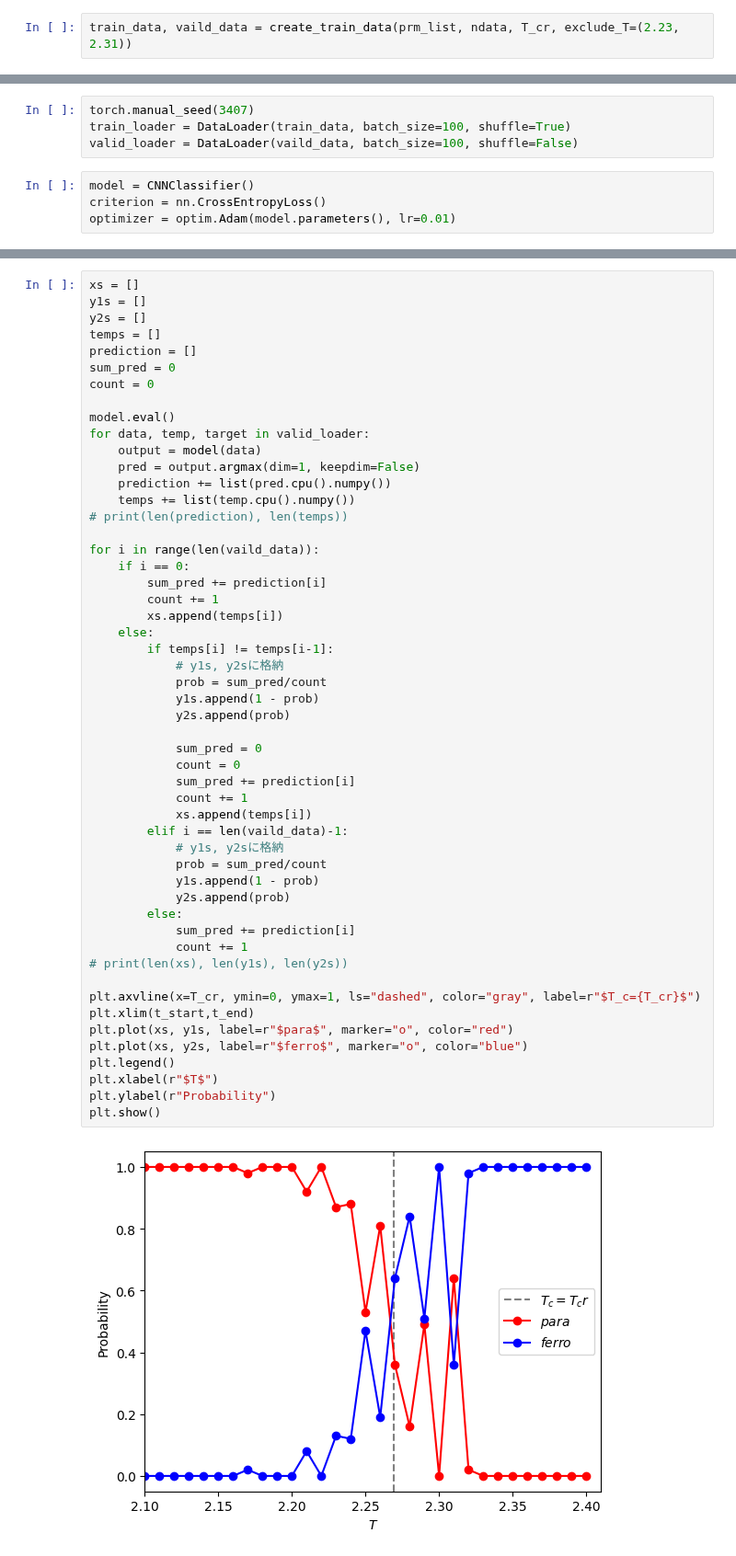
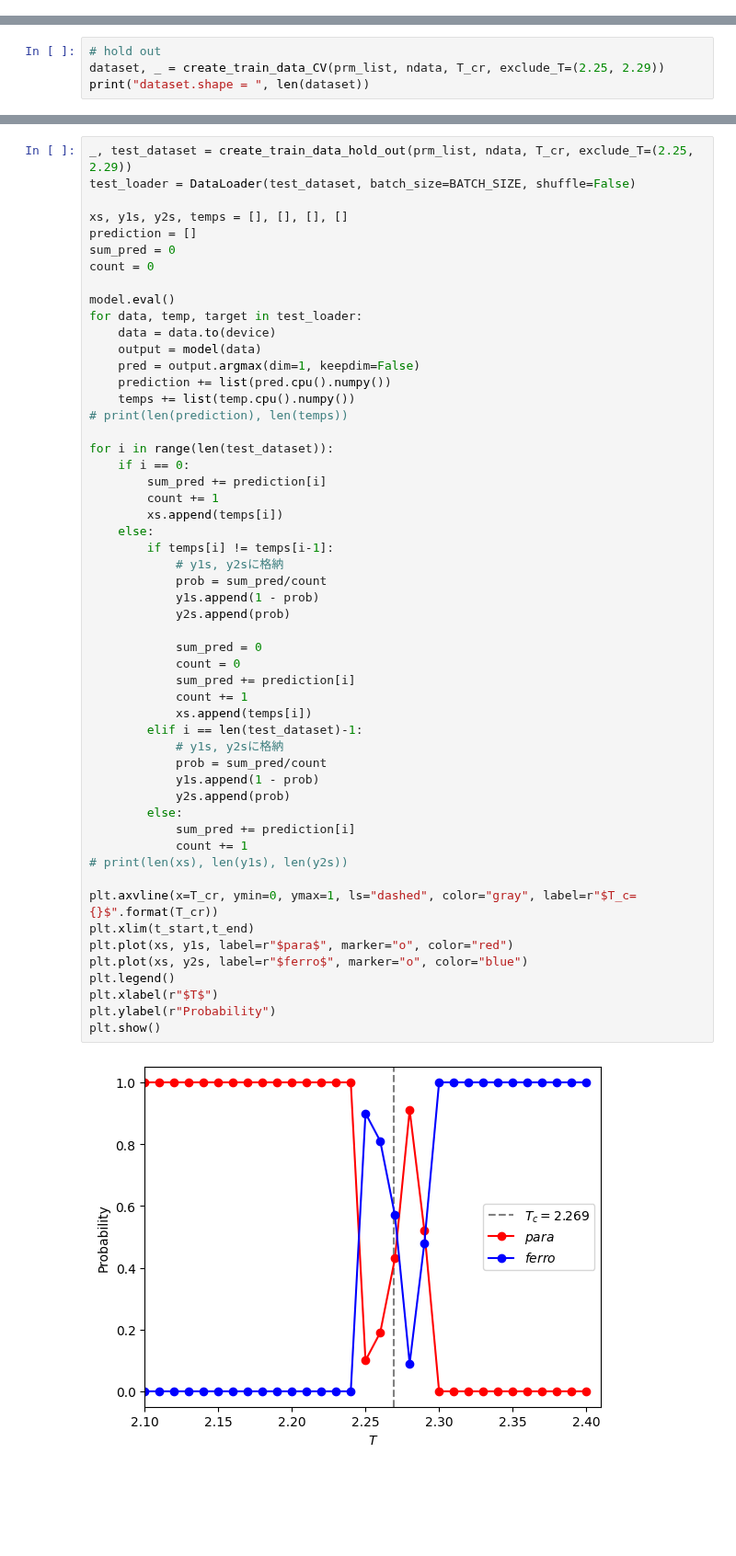
Before and after one commit to tatsuya0926/spin-configuration-learning, a Jupyter notebook: learning/train/train_cnn_Ising.ipynb, the cells around one changed output, grey strips where cells are left out. Shown at 92% size. Cells and saved outputs as stored; diff of their text form; blank space fills up the shorter version.

```diff
--- a/learning/train/train_cnn_Ising.ipynb
+++ b/learning/train/train_cnn_Ising.ipynb
@@ -42,2 +69,0 @@ temperature:2.29
-# %%
-train_data, vaild_data = create_train_data(prm_list, ndata, T_cr, exclude_T=(2.23, 2.31))
@@ -50,8 +70,4 @@ val_data.shape =  2000
-# %%
-torch.manual_seed(3407)
-train_loader = DataLoader(train_data, batch_size=100, shuffle=True)
-valid_loader = DataLoader(vaild_data, batch_size=100, shuffle=False)
-# %%
-model = CNNClassifier()
-criterion = nn.CrossEntropyLoss()
-optimizer = optim.Adam(model.parameters(), lr=0.01)
+# %%
+# hold out
+dataset, _ = create_train_data_CV(prm_list, ndata, T_cr, exclude_T=(2.25, 2.29))
+print("dataset.shape = ", len(dataset))
@@ -125,54 +179,55 @@ plt.show()
 # %%
-xs = []
-y1s = []
-y2s = []
-temps = []
+_, test_dataset = create_train_data_hold_out(prm_list, ndata, T_cr, exclude_T=(2.25, 2.29))
+test_loader = DataLoader(test_dataset, batch_size=BATCH_SIZE, shuffle=False)
+
+xs, y1s, y2s, temps = [], [], [], []
 prediction = []
 sum_pred = 0
 count = 0
 
 model.eval()
-for data, temp, target in valid_loader:
+for data, temp, target in test_loader:
+    data = data.to(device)
     output = model(data)
     pred = output.argmax(dim=1, keepdim=False)
     prediction += list(pred.cpu().numpy())
     temps += list(temp.cpu().numpy())
 # print(len(prediction), len(temps))
 
-for i in range(len(vaild_data)):
+for i in range(len(test_dataset)):
     if i == 0:
         sum_pred += prediction[i]
         count += 1
         xs.append(temps[i])
     else:
         if temps[i] != temps[i-1]:
             # y1s, y2sに格納
             prob = sum_pred/count
             y1s.append(1 - prob)
             y2s.append(prob)
 
             sum_pred = 0
             count = 0
             sum_pred += prediction[i]
             count += 1
             xs.append(temps[i])
-        elif i == len(vaild_data)-1:
+        elif i == len(test_dataset)-1:
             # y1s, y2sに格納
             prob = sum_pred/count
             y1s.append(1 - prob)
             y2s.append(prob)
         else:
             sum_pred += prediction[i]
             count += 1
 # print(len(xs), len(y1s), len(y2s))
 
-plt.axvline(x=T_cr, ymin=0, ymax=1, ls="dashed", color="gray", label=r"$T_c={T_cr}$")
+plt.axvline(x=T_cr, ymin=0, ymax=1, ls="dashed", color="gray", label=r"$T_c={}$".format(T_cr))
 plt.xlim(t_start,t_end)
 plt.plot(xs, y1s, label=r"$para$", marker="o", color="red")
 plt.plot(xs, y2s, label=r"$ferro$", marker="o", color="blue")
 plt.legend()
 plt.xlabel(r"$T$")
 plt.ylabel(r"Probability")
 plt.show()
 # %% [output]
-[figure, old version]
+[figure, new version]
```
Also changed, not shown: parts of 7 cells of this notebook, 5 other files.
